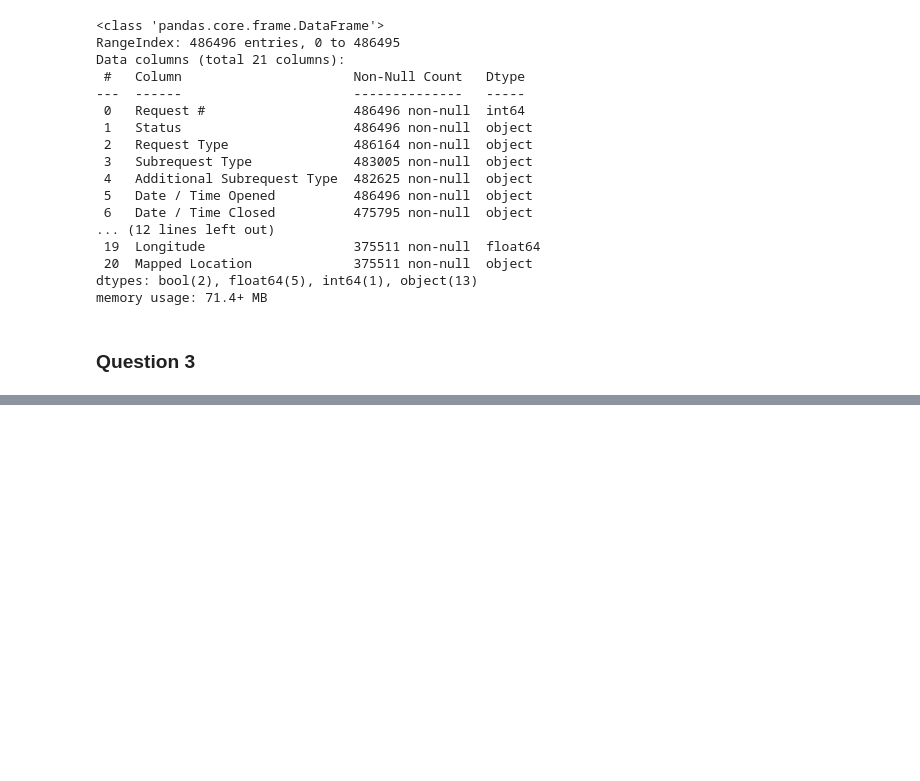
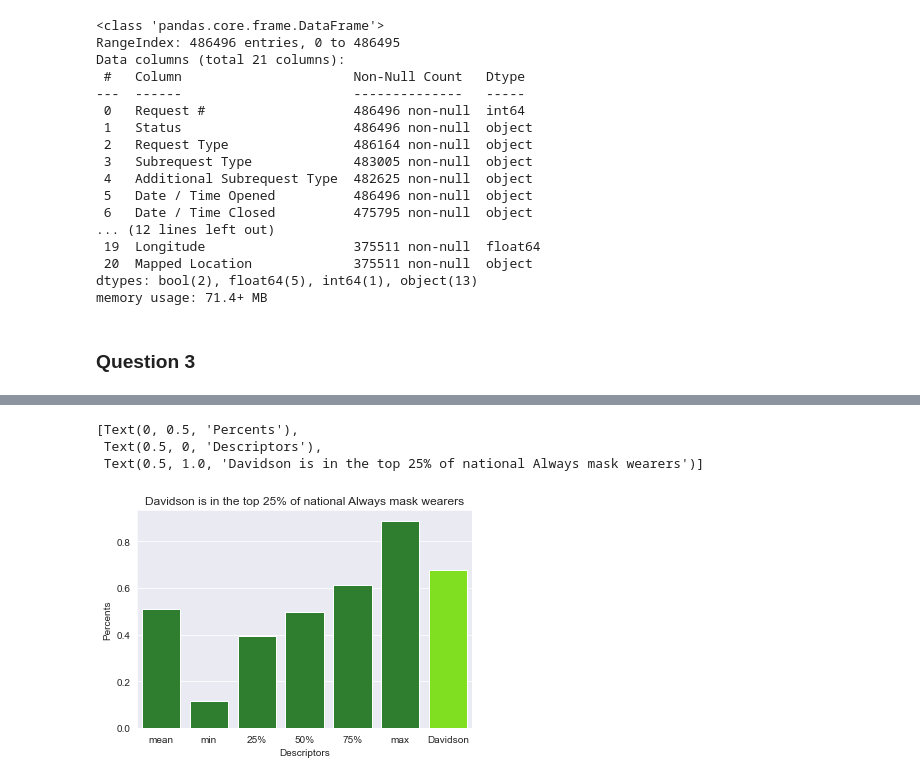
Before and after one commit to NSS-Data-Analytics-Cohort-3/nashville-covid-typhoid_turtles, a Jupyter notebook: Notebooks/Covid_Analysis.ipynb, the cells around one changed output, grey strips where cells are left out. Cells and saved outputs as stored; diff of their text form; code cells hidden in the pictures; blank space fills up the shorter version.

```diff
--- a/Notebooks/Covid_Analysis.ipynb
+++ b/Notebooks/Covid_Analysis.ipynb
@@ -71,0 +73,4 @@ memory usage: 71.4+ MB
+# %%
+desc_county = mask_use_df[['never', 'rarely', 'sometimes', 'frequently', 'always']].describe()
+desc_county = desc_county.append(david_mask)
+desc_county
@@ -71,0 +128,11 @@ memory usage: 71.4+ MB
+# %%
+desc_county = desc_county.iloc[[1,3,4,5,6,7,8], 0:]
+county_always = desc_county['always'].tolist()
+# %%
+cax = sb.barplot(x, county_always, palette=['ForestGreen', 'ForestGreen', 'ForestGreen', 'ForestGreen', 'ForestGreen', 'ForestGreen', 'Chartreuse'])
+cax.set(xlabel = 'Descriptors', ylabel = 'Percents', title = 'Davidson is in the top 25% of national Always mask wearers')
+# %% [output]
+[Text(0, 0.5, 'Percents'),
+ Text(0.5, 0, 'Descriptors'),
+ Text(0.5, 1.0, 'Davidson is in the top 25% of national Always mask wearers')]
+[figure, added]
```
Also changed, not shown: parts of 16 cells of this notebook.
